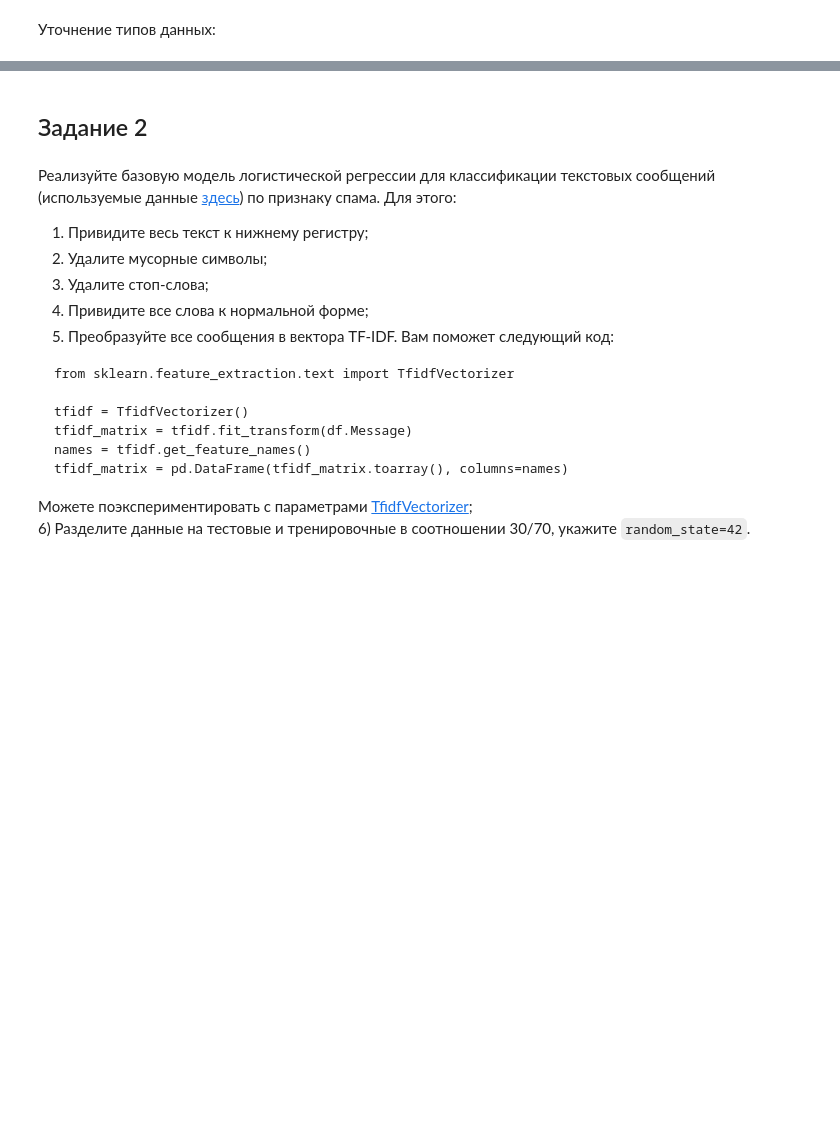
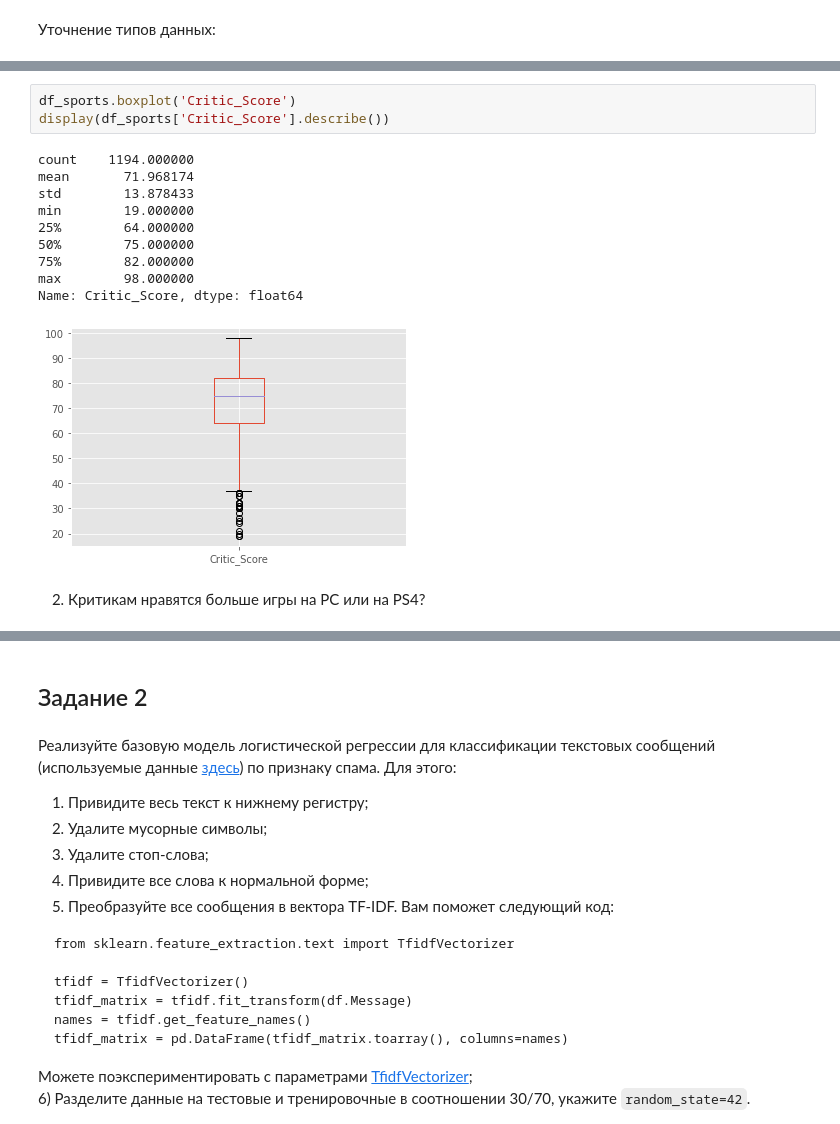
Before and after one commit to SergeyChernyaev/Python-Homeworks, a Jupyter notebook: STPY-39/Homeworks/08_Homework (case study)/08Homework_black.ipynb, the cells around one changed output, grey strips where cells are left out. Drawn from its saved outputs; the diff is of its cells as text; blank space fills up the shorter version.

```diff
--- a/STPY-39/Homeworks/08_Homework (case study)/08Homework_black.ipynb
+++ b/STPY-39/Homeworks/08_Homework (case study)/08Homework_black.ipynb
@@ -83,0 +148,16 @@ df_games['User_Score'] = df_games['User_Score'] * 10
+# %%
+df_sports.boxplot('Critic_Score')
+display(df_sports['Critic_Score'].describe())
+# %% [output]
+count    1194.000000
+mean       71.968174
+std        13.878433
+min        19.000000
+25%        64.000000
+50%        75.000000
+75%        82.000000
+max        98.000000
+Name: Critic_Score, dtype: float64
+[figure, added]
+# %% [markdown]
+2) Критикам нравятся больше игры на PC или на PS4?
```
Also changed, not shown: parts of 22 cells of this notebook.
